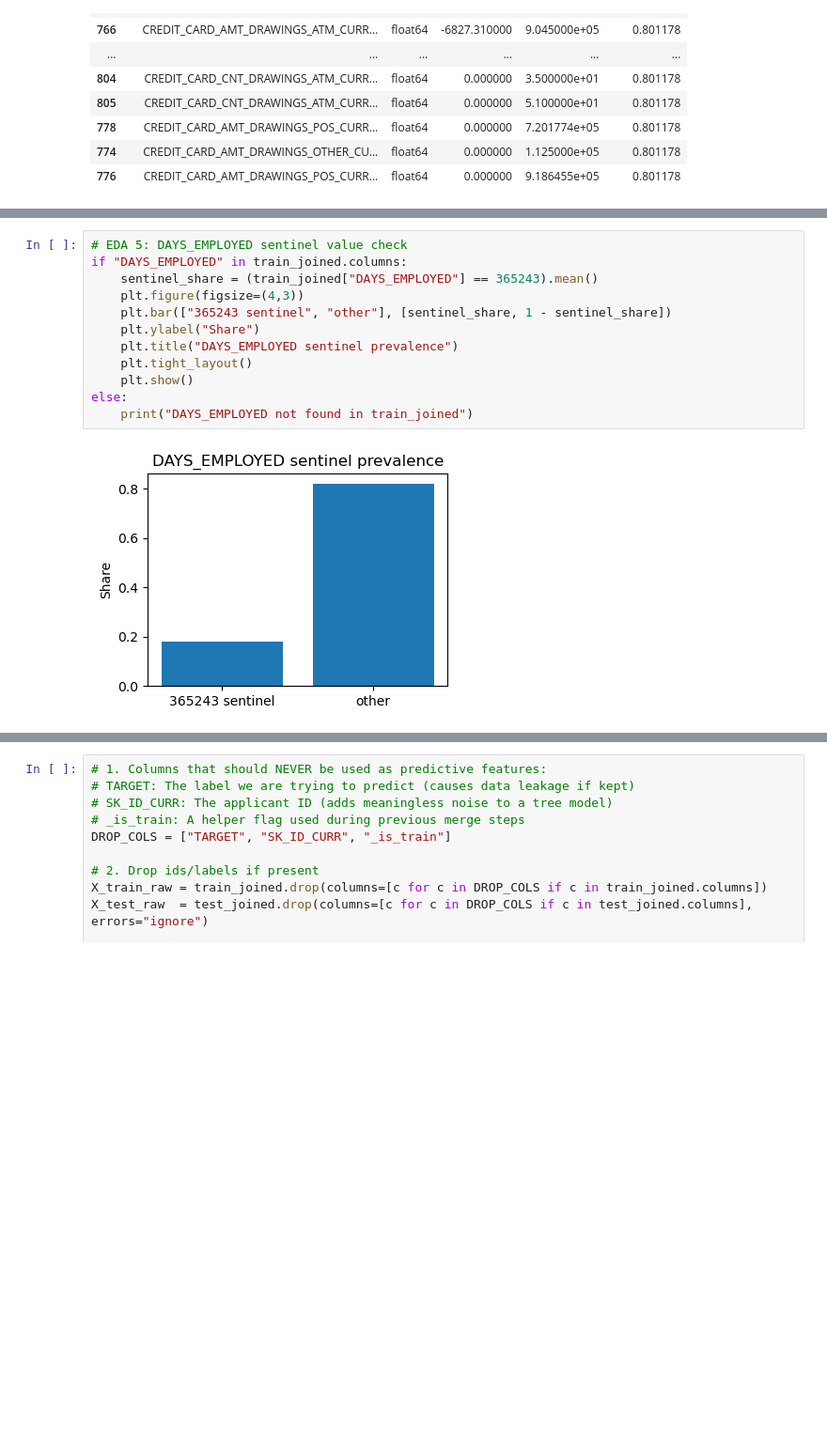
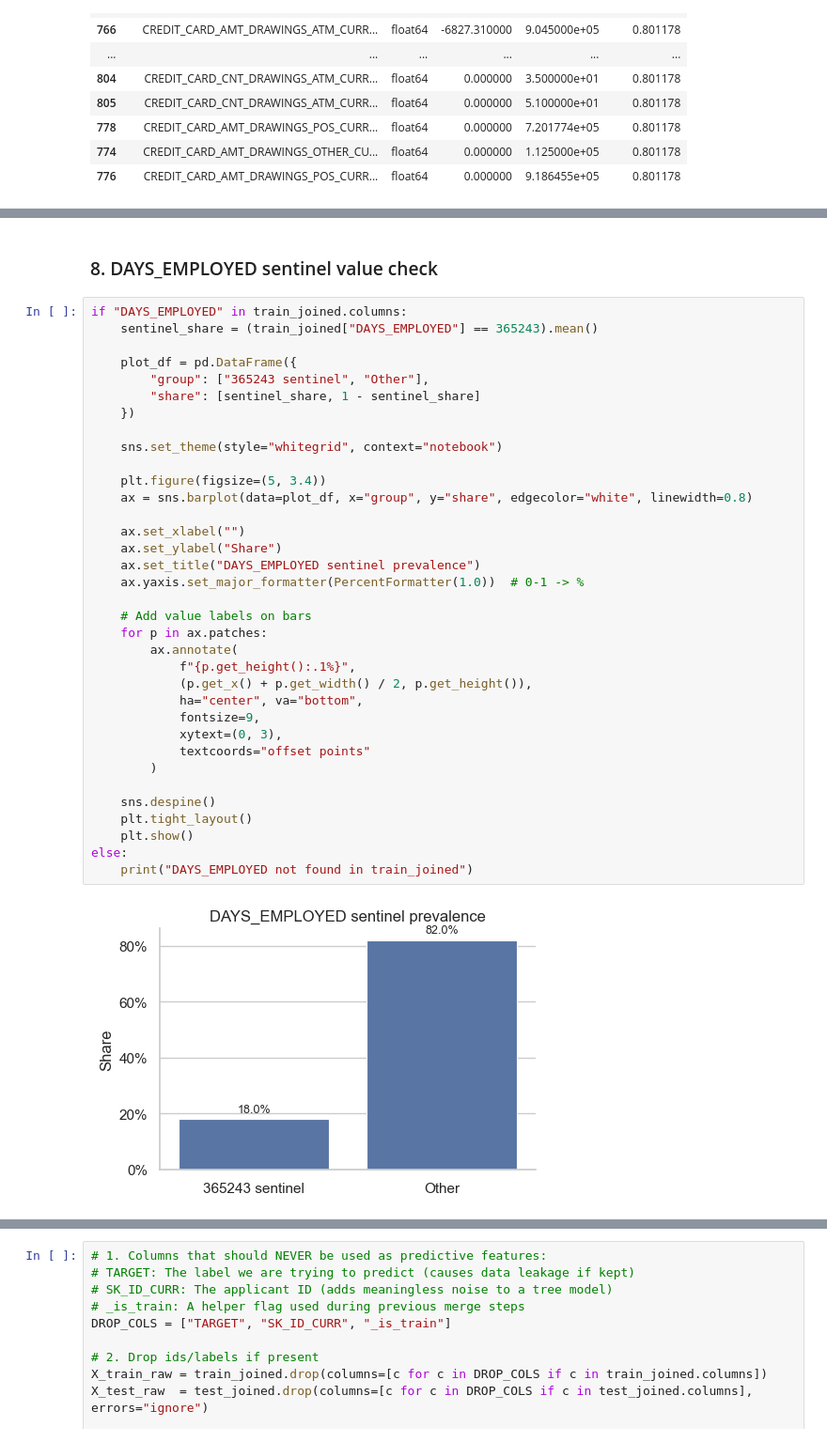
Before and after one commit to olddoorhead/5243Project1, a Jupyter notebook: Project_1.ipynb, the cells around one changed output, grey strips where cells are left out. Shown at 94% size. Saved outputs shown, nothing was run; the diff lists cells and outputs as text; blank space fills up the shorter version.

```diff
--- a/Project_1.ipynb
+++ b/Project_1.ipynb
@@ -712,14 +845,39 @@ plt.show()
+# %% [markdown]
+### 8. DAYS_EMPLOYED sentinel value check
 # %%
-# EDA 5: DAYS_EMPLOYED sentinel value check
 if "DAYS_EMPLOYED" in train_joined.columns:
     sentinel_share = (train_joined["DAYS_EMPLOYED"] == 365243).mean()
-    plt.figure(figsize=(4,3))
-    plt.bar(["365243 sentinel", "other"], [sentinel_share, 1 - sentinel_share])
-    plt.ylabel("Share")
-    plt.title("DAYS_EMPLOYED sentinel prevalence")
+
+    plot_df = pd.DataFrame({
+        "group": ["365243 sentinel", "Other"],
+        "share": [sentinel_share, 1 - sentinel_share]
+    })
+
+    sns.set_theme(style="whitegrid", context="notebook")
+
+    plt.figure(figsize=(5, 3.4))
+    ax = sns.barplot(data=plot_df, x="group", y="share", edgecolor="white", linewidth=0.8)
+
+    ax.set_xlabel("")
+    ax.set_ylabel("Share")
+    ax.set_title("DAYS_EMPLOYED sentinel prevalence")
+    ax.yaxis.set_major_formatter(PercentFormatter(1.0))  # 0-1 -> %
+
+    # Add value labels on bars
+    for p in ax.patches:
+        ax.annotate(
+            f"{p.get_height():.1%}",
+            (p.get_x() + p.get_width() / 2, p.get_height()),
+            ha="center", va="bottom",
+            fontsize=9,
+            xytext=(0, 3),
+            textcoords="offset points"
+        )
+
+    sns.despine()
     plt.tight_layout()
     plt.show()
 else:
     print("DAYS_EMPLOYED not found in train_joined")
 # %% [output]
-[figure, old version]
+[figure, new version]
```
Also changed, not shown: parts of 43 cells of this notebook, 32 other files.
